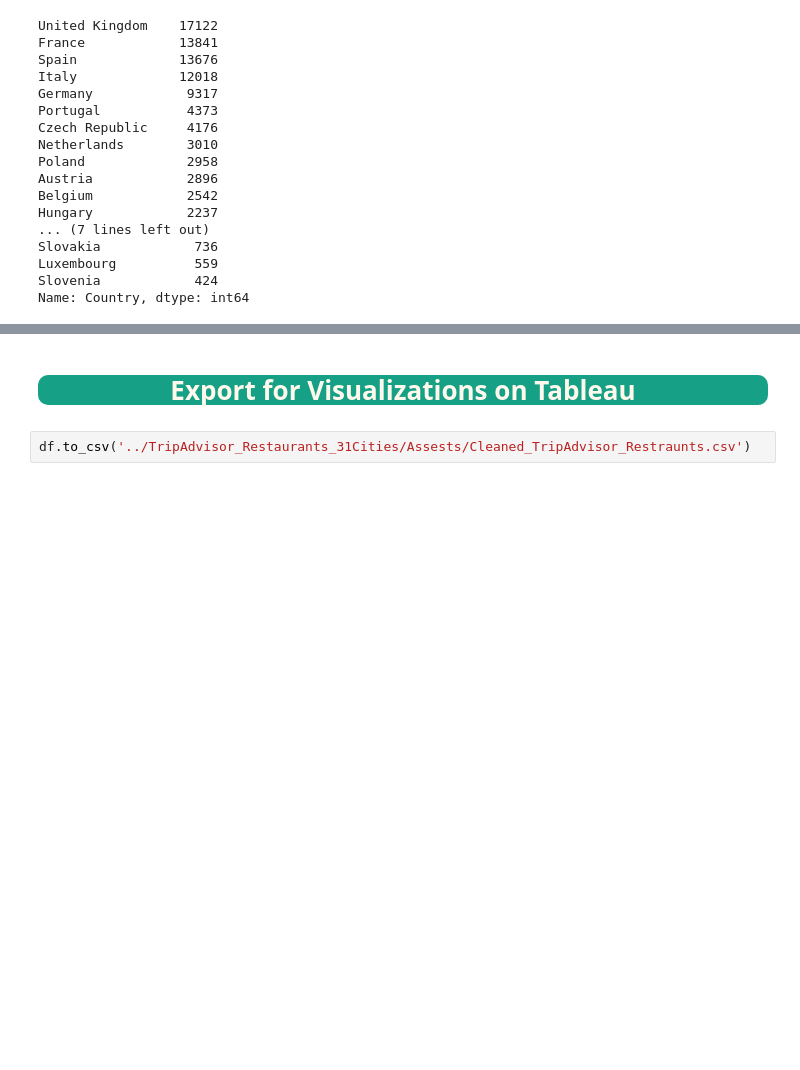
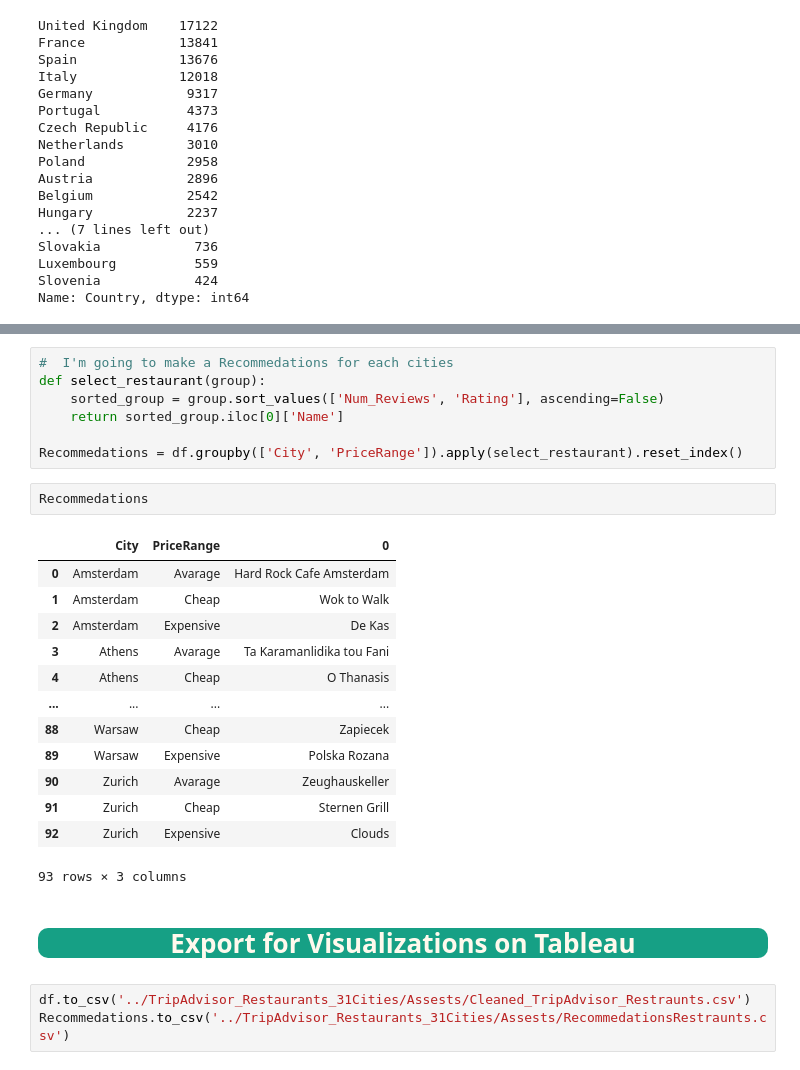
Before and after one commit to anilembel/TripAdvisor_Restaurants_31Cities, a Jupyter notebook: EDA_TripAdvisor.ipynb, the cells around one changed output, grey strips where cells are left out. Cells and saved outputs as stored; diff of their text form; blank space fills up the shorter version.

Commit message:
Recommedations created

```diff
--- a/EDA_TripAdvisor.ipynb
+++ b/EDA_TripAdvisor.ipynb
@@ -441,4 +462,28 @@ Name: Country, dtype: int64
+# %%
+#  I'm going to make a Recommedations for each cities
+def select_restaurant(group):
+    sorted_group = group.sort_values(['Num_Reviews', 'Rating'], ascending=False)
+    return sorted_group.iloc[0]['Name']
+
+Recommedations = df.groupby(['City', 'PriceRange']).apply(select_restaurant).reset_index()
+# %%
+Recommedations
+# %% [output]
+|  | City | PriceRange | 0 |
+| 0 | Amsterdam | Avarage | Hard Rock Cafe Amsterdam |
+| 1 | Amsterdam | Cheap | Wok to Walk |
+| 2 | Amsterdam | Expensive | De Kas |
+| 3 | Athens | Avarage | Ta Karamanlidika tou Fani |
+| 4 | Athens | Cheap | O Thanasis |
+| ... | ... | ... | ... |
+| 88 | Warsaw | Cheap | Zapiecek |
+| 89 | Warsaw | Expensive | Polska Rozana |
+| 90 | Zurich | Avarage | Zeughauskeller |
+| 91 | Zurich | Cheap | Sternen Grill |
+| 92 | Zurich | Expensive | Clouds |
+93 rows × 3 columns
 # %% [markdown]
 ##  <p align="center" style="background-color:#16A085; font-family:newtimeroman; color:#FFF9ED; font-size:120%; border-radius:10px 10px;"> Export for Visualizations on Tableau  </p>
 # %%
 df.to_csv('../TripAdvisor_Restaurants_31Cities/Assests/Cleaned_TripAdvisor_Restraunts.csv')
+Recommedations.to_csv('../TripAdvisor_Restaurants_31Cities/Assests/RecommedationsRestraunts.csv')
```
Also changed, not shown: parts of 3 cells of this notebook.
